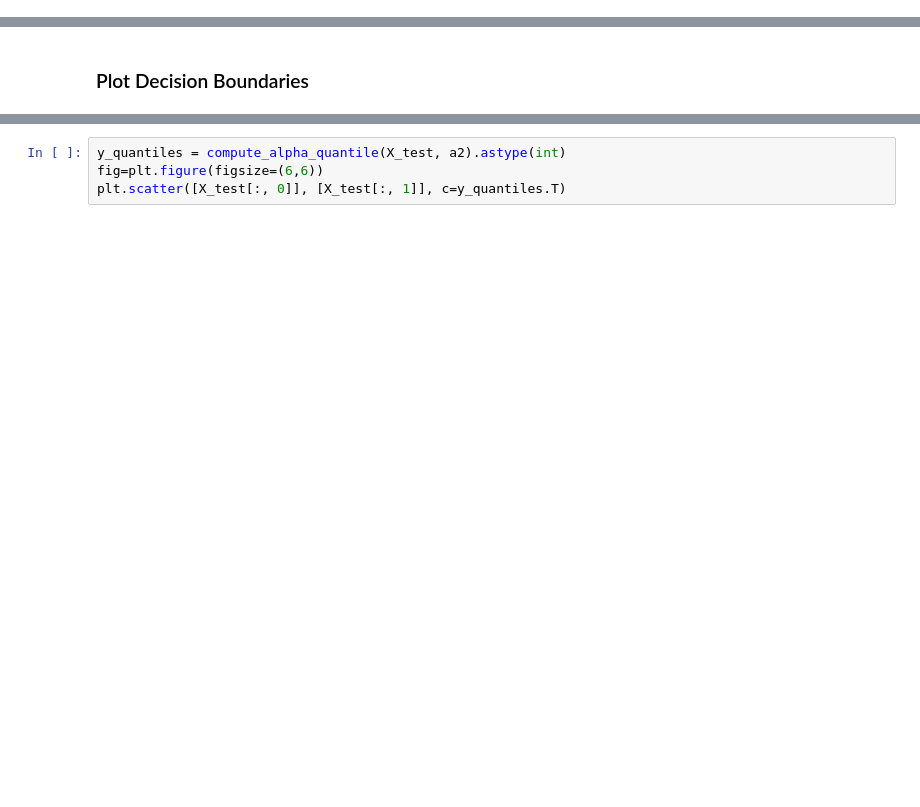
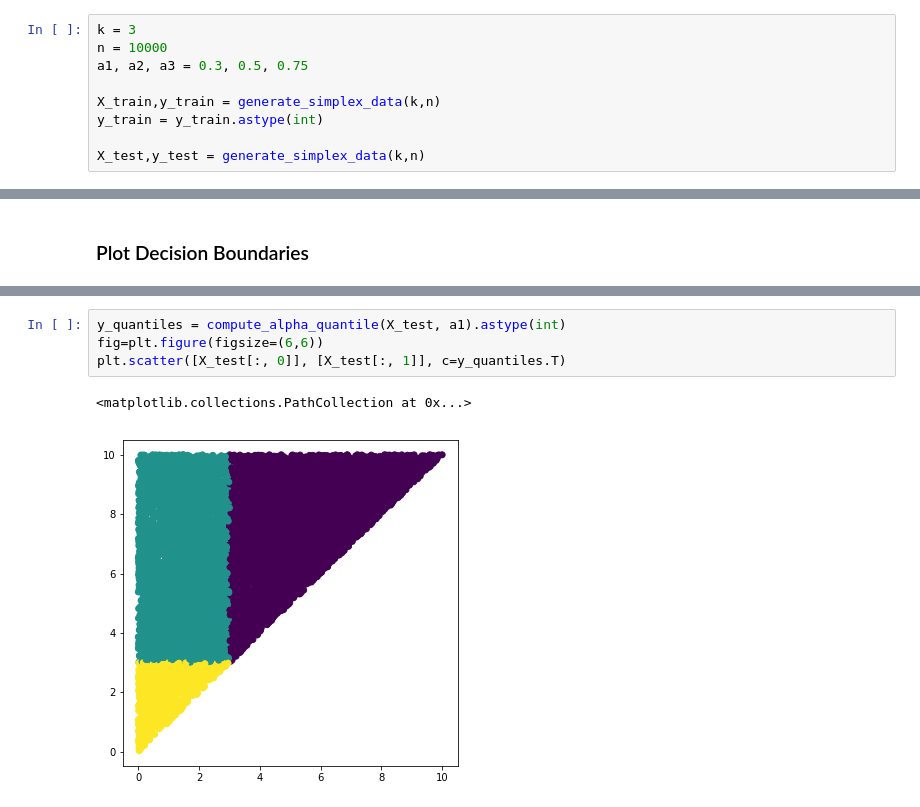
Before and after one commit to arnabsarker/Property-Elicitation, a Jupyter notebook: SimplexTests.ipynb, the cells around one changed output, grey strips where cells are left out. Drawn from its saved outputs; the diff is of its cells as text; blank space fills up the shorter version.

```diff
--- a/SimplexTests.ipynb
+++ b/SimplexTests.ipynb
@@ -141,0 +111,9 @@ def train_classifiers(X_train, y_train, X_test, y_test, a_vals, degrees, gammas)
+# %%
+k = 3
+n = 10000
+a1, a2, a3 = 0.3, 0.5, 0.75
+
+X_train,y_train = generate_simplex_data(k,n)
+y_train = y_train.astype(int)
+
+X_test,y_test = generate_simplex_data(k,n)
@@ -151,4 +190,7 @@ for clf in curr.keys():
 # %%
-y_quantiles = compute_alpha_quantile(X_test, a2).astype(int)
+y_quantiles = compute_alpha_quantile(X_test, a1).astype(int)
 fig=plt.figure(figsize=(6,6))
 plt.scatter([X_test[:, 0]], [X_test[:, 1]], c=y_quantiles.T)
+# %% [output]
+<matplotlib.collections.PathCollection at 0x...>
+[figure, added]
```
Also changed, not shown: parts of 8 cells of this notebook, 1 other file.
